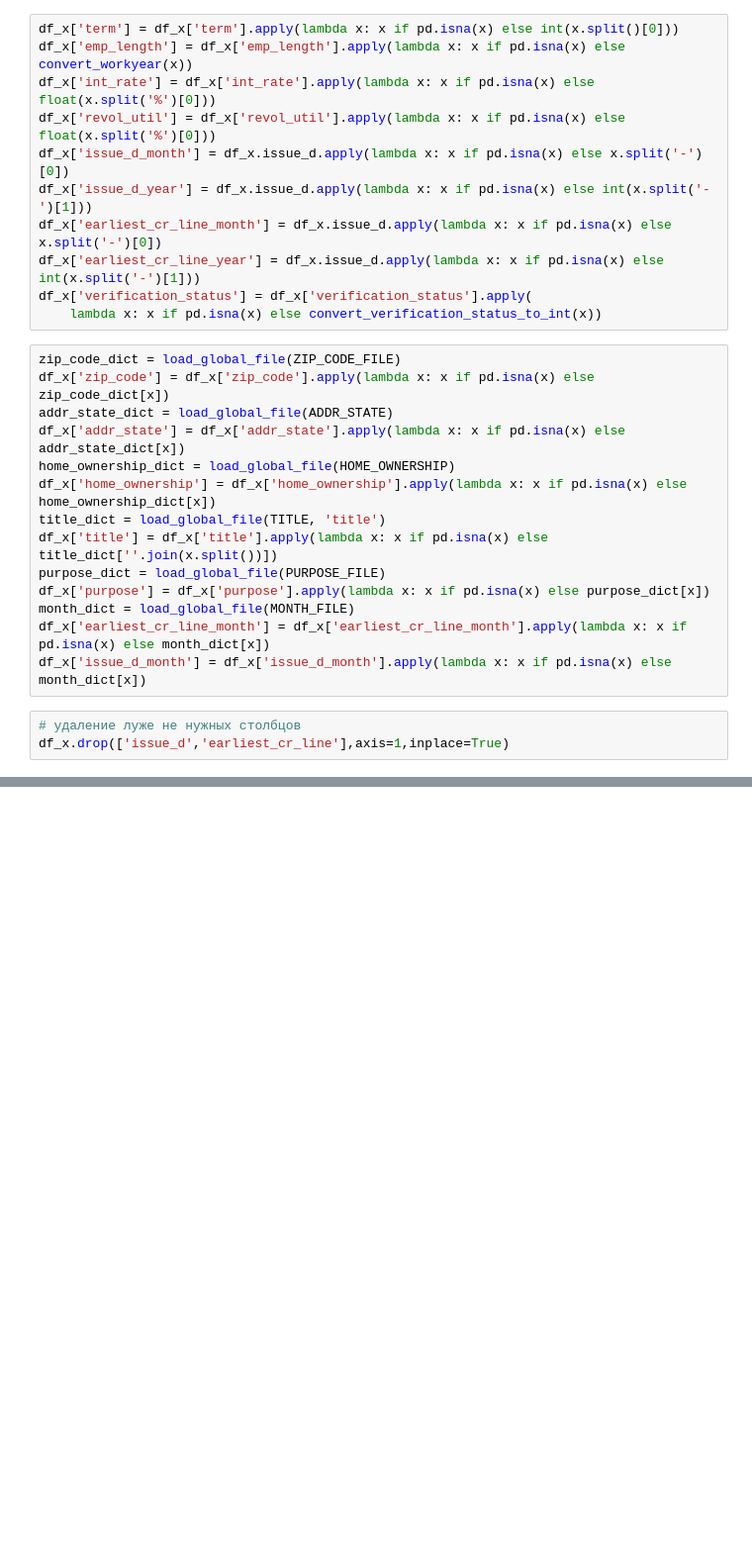
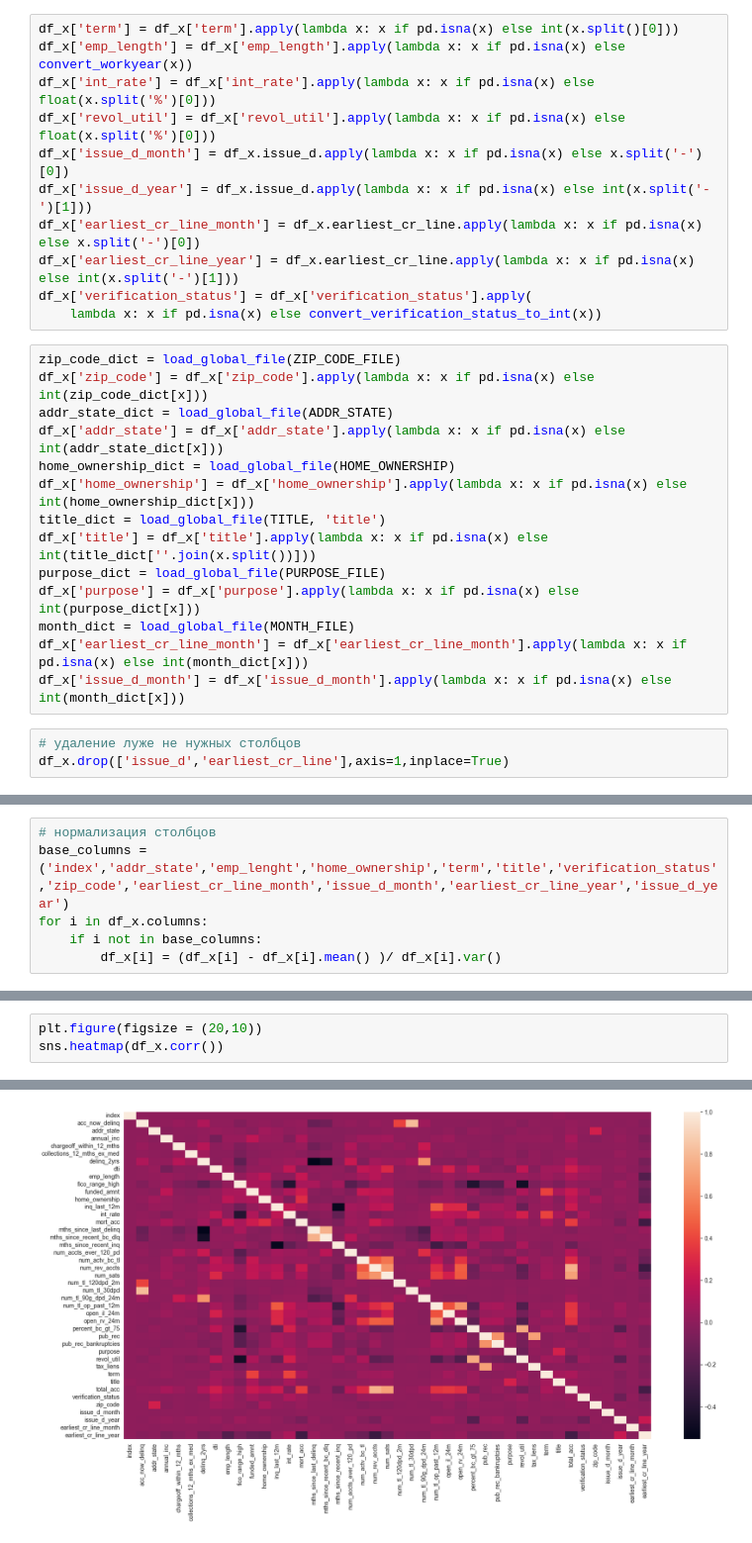
Before and after one commit to DarkOugi/Shift_ml, a Jupyter notebook: interactive.ipynb, the cells around one changed output, grey strips where cells are left out. Shown at 99% size. Saved outputs shown, nothing was run; the diff lists cells and outputs as text; blank space fills up the shorter version.

Commit message:
z-score to columns float and int del columns with hight corr

```diff
--- a/interactive.ipynb
+++ b/interactive.ipynb
@@ -114,24 +141,24 @@ df_x['int_rate'] = df_x['int_rate'].apply(lambda x: x if pd.isna(x) else float(x
 df_x['revol_util'] = df_x['revol_util'].apply(lambda x: x if pd.isna(x) else float(x.split('%')[0]))
 df_x['issue_d_month'] = df_x.issue_d.apply(lambda x: x if pd.isna(x) else x.split('-')[0])
 df_x['issue_d_year'] = df_x.issue_d.apply(lambda x: x if pd.isna(x) else int(x.split('-')[1]))
-df_x['earliest_cr_line_month'] = df_x.issue_d.apply(lambda x: x if pd.isna(x) else x.split('-')[0])
-df_x['earliest_cr_line_year'] = df_x.issue_d.apply(lambda x: x if pd.isna(x) else int(x.split('-')[1]))
+df_x['earliest_cr_line_month'] = df_x.earliest_cr_line.apply(lambda x: x if pd.isna(x) else x.split('-')[0])
+df_x['earliest_cr_line_year'] = df_x.earliest_cr_line.apply(lambda x: x if pd.isna(x) else int(x.split('-')[1]))
 df_x['verification_status'] = df_x['verification_status'].apply(
     lambda x: x if pd.isna(x) else convert_verification_status_to_int(x))
 # %%
 zip_code_dict = load_global_file(ZIP_CODE_FILE)
-df_x['zip_code'] = df_x['zip_code'].apply(lambda x: x if pd.isna(x) else zip_code_dict[x])
+df_x['zip_code'] = df_x['zip_code'].apply(lambda x: x if pd.isna(x) else int(zip_code_dict[x]))
 addr_state_dict = load_global_file(ADDR_STATE)
-df_x['addr_state'] = df_x['addr_state'].apply(lambda x: x if pd.isna(x) else addr_state_dict[x])
+df_x['addr_state'] = df_x['addr_state'].apply(lambda x: x if pd.isna(x) else int(addr_state_dict[x]))
 home_ownership_dict = load_global_file(HOME_OWNERSHIP)
-df_x['home_ownership'] = df_x['home_ownership'].apply(lambda x: x if pd.isna(x) else home_ownership_dict[x])
+df_x['home_ownership'] = df_x['home_ownership'].apply(lambda x: x if pd.isna(x) else int(home_ownership_dict[x]))
 title_dict = load_global_file(TITLE, 'title')
-df_x['title'] = df_x['title'].apply(lambda x: x if pd.isna(x) else title_dict[''.join(x.split())])
+df_x['title'] = df_x['title'].apply(lambda x: x if pd.isna(x) else int(title_dict[''.join(x.split())]))
 purpose_dict = load_global_file(PURPOSE_FILE)
-df_x['purpose'] = df_x['purpose'].apply(lambda x: x if pd.isna(x) else purpose_dict[x])
+df_x['purpose'] = df_x['purpose'].apply(lambda x: x if pd.isna(x) else int(purpose_dict[x]))
 month_dict = load_global_file(MONTH_FILE)
-df_x['earliest_cr_line_month'] = df_x['earliest_cr_line_month'].apply(lambda x: x if pd.isna(x) else month_dict[x])
-df_x['issue_d_month'] = df_x['issue_d_month'].apply(lambda x: x if pd.isna(x) else month_dict[x])
+df_x['earliest_cr_line_month'] = df_x['earliest_cr_line_month'].apply(lambda x: x if pd.isna(x) else int(month_dict[x]))
+df_x['issue_d_month'] = df_x['issue_d_month'].apply(lambda x: x if pd.isna(x) else int(month_dict[x]))
 # %%
 # удаление луже не нужных столбцов
 df_x.drop(['issue_d','earliest_cr_line'],axis=1,inplace=True)
@@ -153,0 +165,6 @@ Name: count, dtype: int64
+# %%
+# нормализация столбцов
+base_columns = ('index','addr_state','emp_lenght','home_ownership','term','title','verification_status','zip_code','earliest_cr_line_month','issue_d_month','earliest_cr_line_year','issue_d_year')
+for i in df_x.columns:
+    if i not in base_columns:
+        df_x[i] = (df_x[i] - df_x[i].mean() )/ df_x[i].var()
@@ -153,0 +174,4 @@ Name: count, dtype: int64
+# %%
+plt.figure(figsize = (20,10))
+sns.heatmap(df_x.corr())
+# %% [output]
@@ -153,0 +179 @@ Name: count, dtype: int64
+[figure, added]
```
Also changed, not shown: parts of 10 cells of this notebook.
